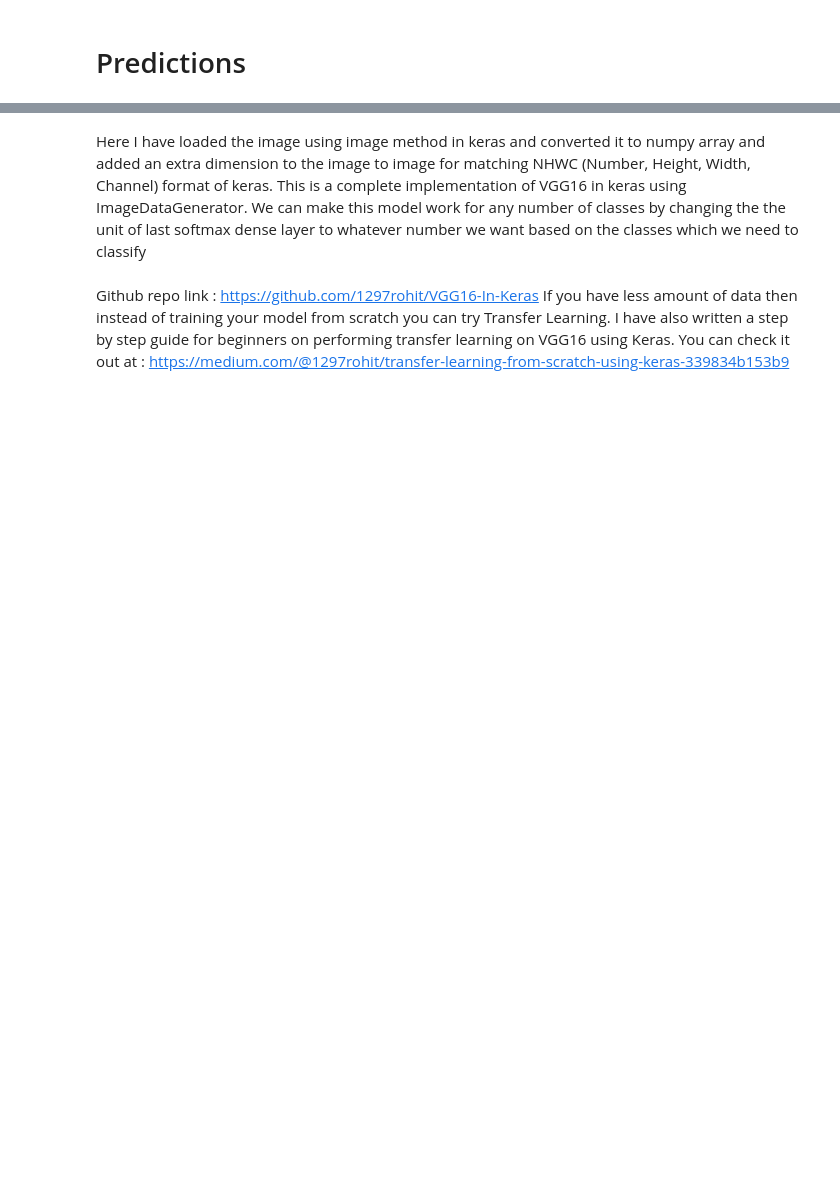
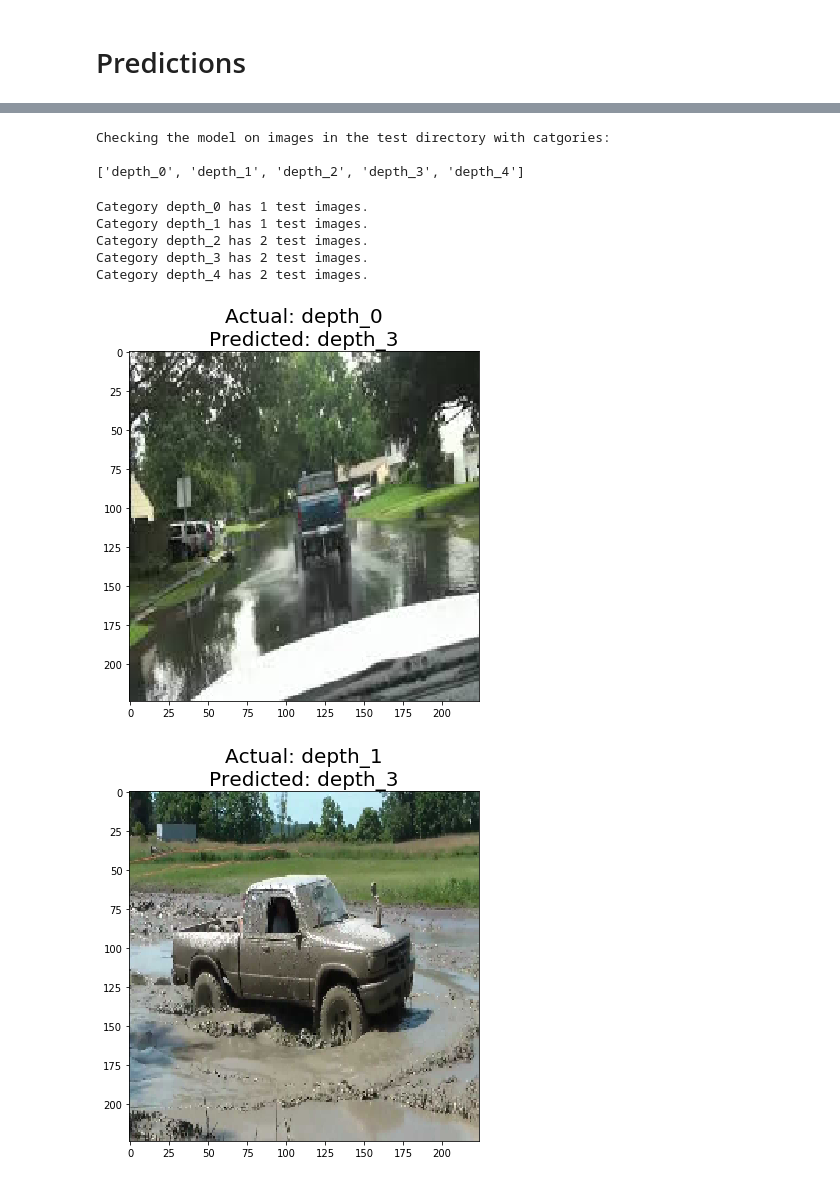
Before and after one commit to jshaffer94247/Extracting-Flood-Depths-From-Imagery, a Jupyter notebook: code/04_Flood_Depth_Estimation_Trucks.ipynb, the cells around one changed output, grey strips where cells are left out. Drawn from its saved outputs; the diff is of its cells as text; code cells hidden in the pictures; blank space fills up the shorter version.

```diff
--- a/code/04_Flood_Depth_Estimation_Trucks.ipynb
+++ b/code/04_Flood_Depth_Estimation_Trucks.ipynb
@@ -372,3 +437,38 @@ model.save(filepath='vgg16_truck_2_epoch25.h5')
+# %%
+# Show the images with the Actual and Predicted classifications
+def evaluate_test_images(cat,image_test_dir,image_list):
+    '''cat : name of image category
+       img_list: list of images that should be in that category'''
+
+    tot_images = len(image_list)
+    tot_div_2 = (tot_images/2)+1
+
+    fig = plt.figure(figsize=(14,4*tot_div_2)) # size for 2 columns
+
+    img_num = 1
+    ax_list = []
+    fontsize = 20
+    tot_images = len(image_list)
+
+    for img_file in image_list:
+        use_image = image_test_dir + '/' + img_file
+        ax = fig.add_subplot(tot_div_2,2,img_num)
+
+        img = image.load_img(use_image,target_size=(224,224))
+        img = np.asarray(img)
+
+        plt.imshow(img)
+
+        img = np.expand_dims(img, axis=0)
+        output = saved_model.predict(img)
+        best_match = np.argmax(output)
+
+        title_str = "Actual: " + cat + '\n' + "Predicted: " + labels[best_match]
+        ax.set_title(title_str,fontsize=fontsize)
+        ax_list.append(ax)
+        img_num += 1
+
+        plt.tight_layout()
 # %% [markdown]
 # Predictions
 # %% [markdown]
@@ -456,6 +482,20 @@ plt.tight_layout()
-# %% [markdown]
-Here I have loaded the image using image method in keras and converted it to numpy array and added an extra dimension to the image to image for matching NHWC (Number, Height, Width, Channel) format of keras.
-This is a complete implementation of VGG16 in keras using ImageDataGenerator. We can make this model work for any number of classes by changing the the unit of last softmax dense layer to whatever number we want based on the classes which we need to classify
-# %% [markdown]
-Github repo link : https://github.com/1297rohit/VGG16-In-Keras
-If you have less amount of data then instead of training your model from scratch you can try Transfer Learning. I have also written a step by step guide for beginners on performing transfer learning on VGG16 using Keras. You can check it out at : https://medium.com/@1297rohit/transfer-learning-from-scratch-using-keras-339834b153b9
+# %%
+print(f"Checking the model on images in the test directory with catgories: \n\n{labels}")
+# %% [output]
+Checking the model on images in the test directory with catgories:
+
+['depth_0', 'depth_1', 'depth_2', 'depth_3', 'depth_4']
+# %%
+for caty in labels:
+    category_dir = image_test_dir + '/' + caty
+    img_list = rm_DS(os.listdir(category_dir))
+    print(f"Category {caty} has {len(img_list)} test images.")
+    evaluate_test_images(caty,category_dir,img_list)
+# %% [output]
+Category depth_0 has 1 test images.
+Category depth_1 has 1 test images.
+Category depth_2 has 2 test images.
+Category depth_3 has 2 test images.
+Category depth_4 has 2 test images.
+[figure, added]
+[figure, added]
```
Also changed, not shown: parts of 44 cells of this notebook.
